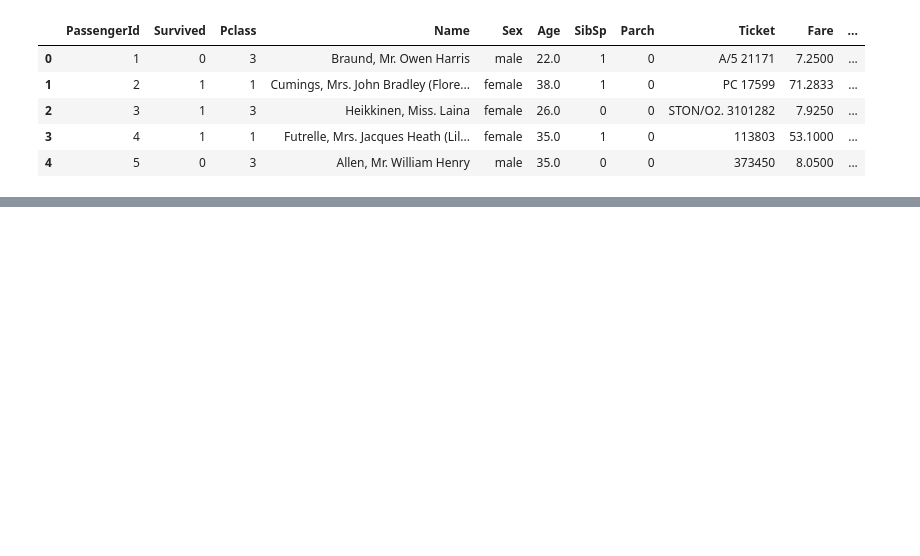
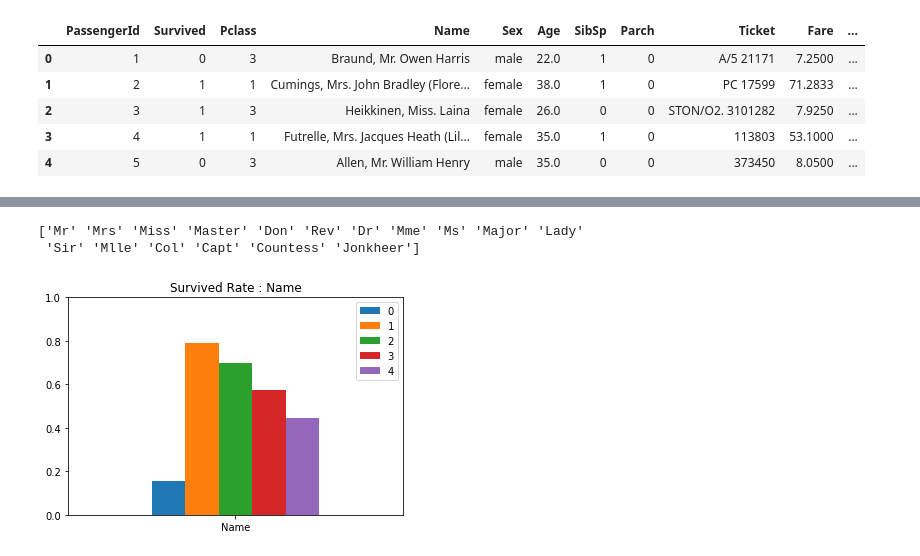
Before and after one commit to gjustin40/Kaggle, a Jupyter notebook: Titanic/Kaggle_Titanic.ipynb, the cells around one changed output, grey strips where cells are left out. Cells and saved outputs as stored; diff of their text form; code cells hidden in the pictures; blank space fills up the shorter version.

```diff
--- a/Titanic/Kaggle_Titanic.ipynb
+++ b/Titanic/Kaggle_Titanic.ipynb
@@ -212,0 +258,14 @@ train["Age"].value_counts().sort_index().plot(kind = 'bar', rot = 0)
+# %%
+print(train_test_data[0]["Name"].unique())
+name_mapping = {'Mr' : 0, 'Mrs' : 1, 'Miss' : 2, 'Master' : 3}
+for name in merge_name_age['Name'].value_counts().index[4:]:
+    name_mapping.update({'{}'.format(name) : 4})
+for data in train_test_data:
+    data["Name"] = data["Name"].map(name_mapping)
+# %% [output]
+['Mr' 'Mrs' 'Miss' 'Master' 'Don' 'Rev' 'Dr' 'Mme' 'Ms' 'Major' 'Lady'
+ 'Sir' 'Mlle' 'Col' 'Capt' 'Countess' 'Jonkheer']
+# %%
+chart_bar('Name')
+# %% [output]
+[figure, added]
```
Also changed, not shown: parts of 25 cells of this notebook.
